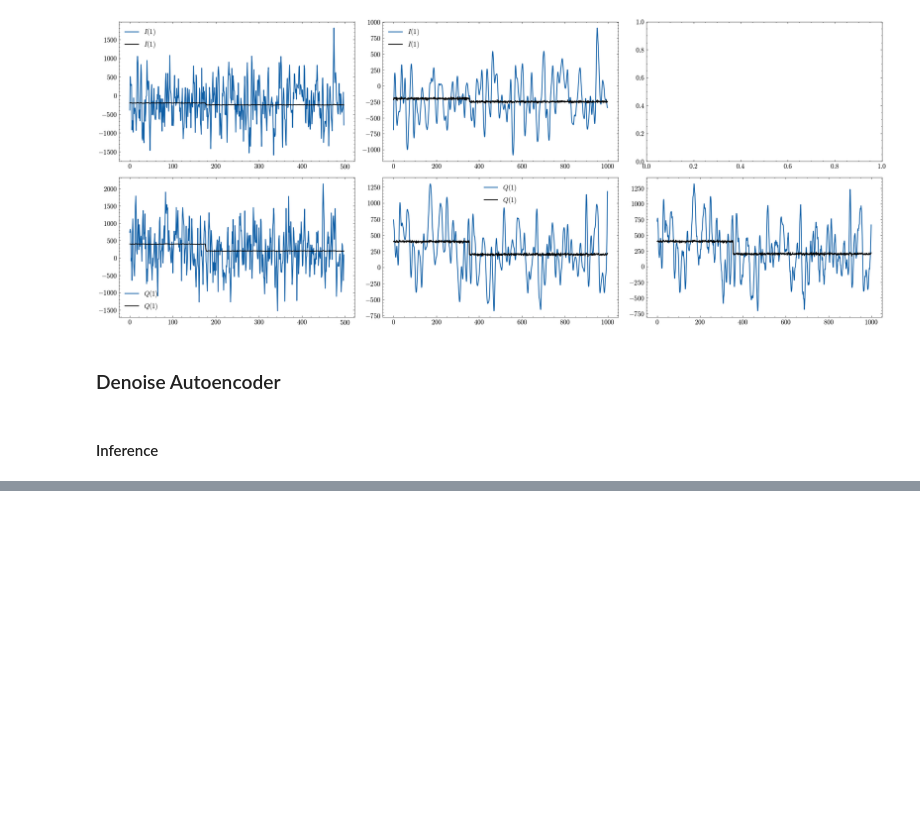
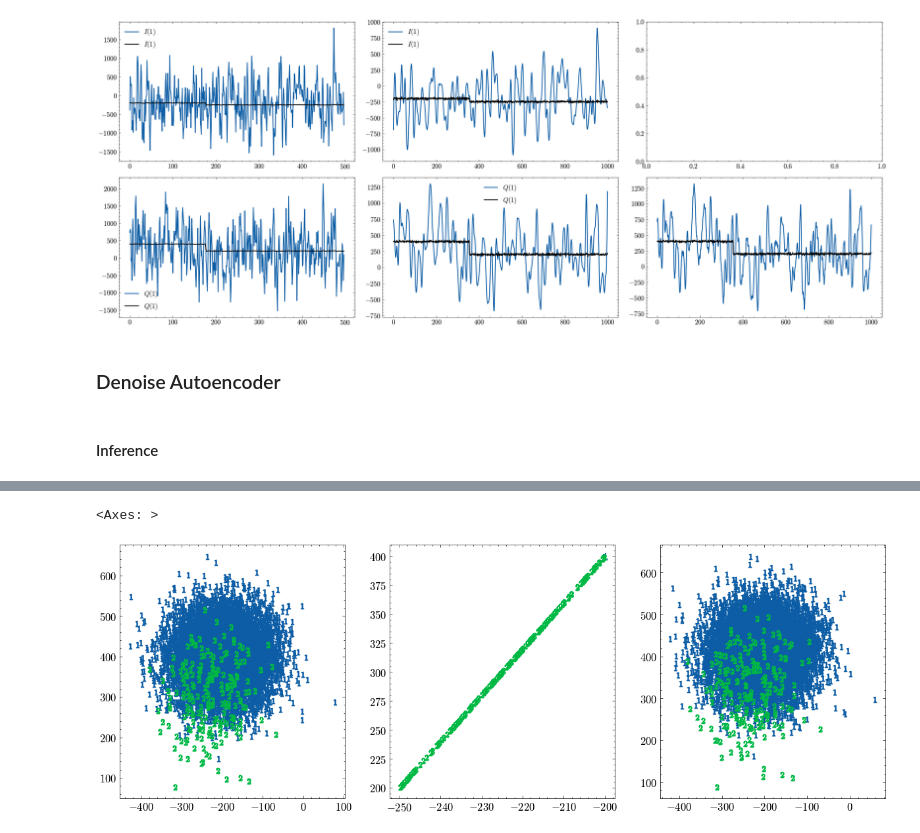
Before and after one commit to ikaryss/readout-experiments, a Jupyter notebook: synthetic_experiments.ipynb, the cells around one changed output, grey strips where cells are left out. Cells and saved outputs as stored; diff of their text form; code cells hidden in the pictures; blank space fills up the shorter version.

```diff
--- a/synthetic_experiments.ipynb
+++ b/synthetic_experiments.ipynb
@@ -364,0 +262,17 @@ KeyboardInterrupt:
+# %%
+denoised_sc = ShotCollection(_use_cython=True)
+denoised_sc.extend(
+    [
+        SingleShot(value=value, qubits_classes=qubits_classes, _is_demodulated=True)
+        for value, qubits_classes in zip(denoised_data, noisy_sc.all_qubits_classes)
+    ]
+)
+# %%
+fig, ax = plt.subplots(ncols=3,figsize=(15,5))
+# print(noisy_sc.counts)
+noisy_sc.mean().compute().scatter(ax[0])
+clean_sc.mean().compute().scatter(ax[1])
+denoised_sc.mean().compute().scatter(ax[2])
+# %% [output]
+<Axes: >
+[figure, added]
```
Also changed, not shown: parts of 25 cells of this notebook, 2 other files.
